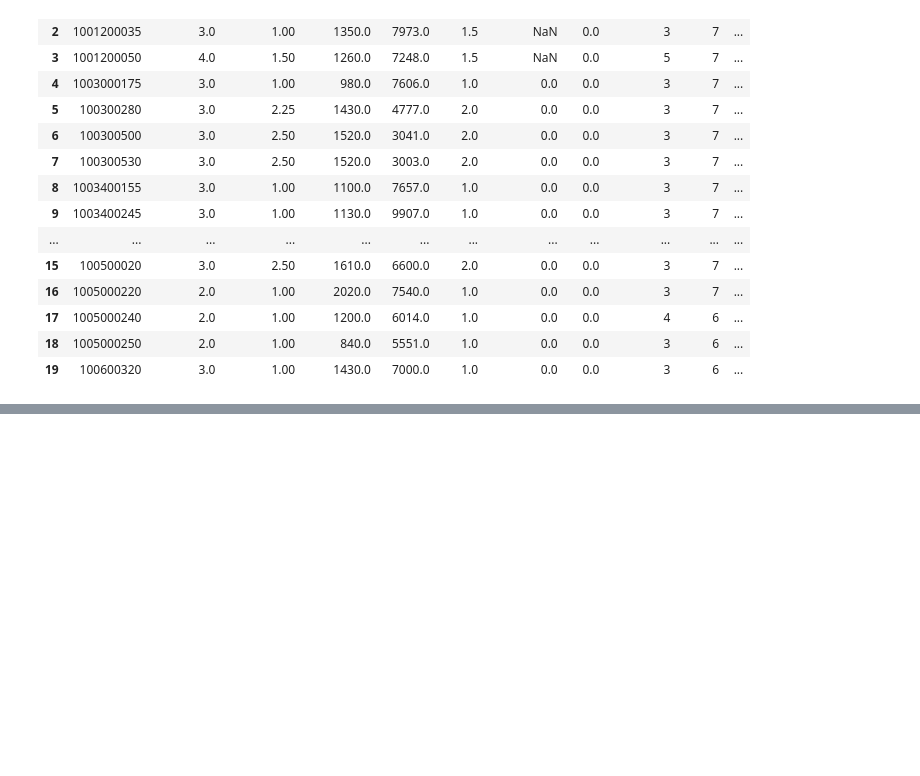
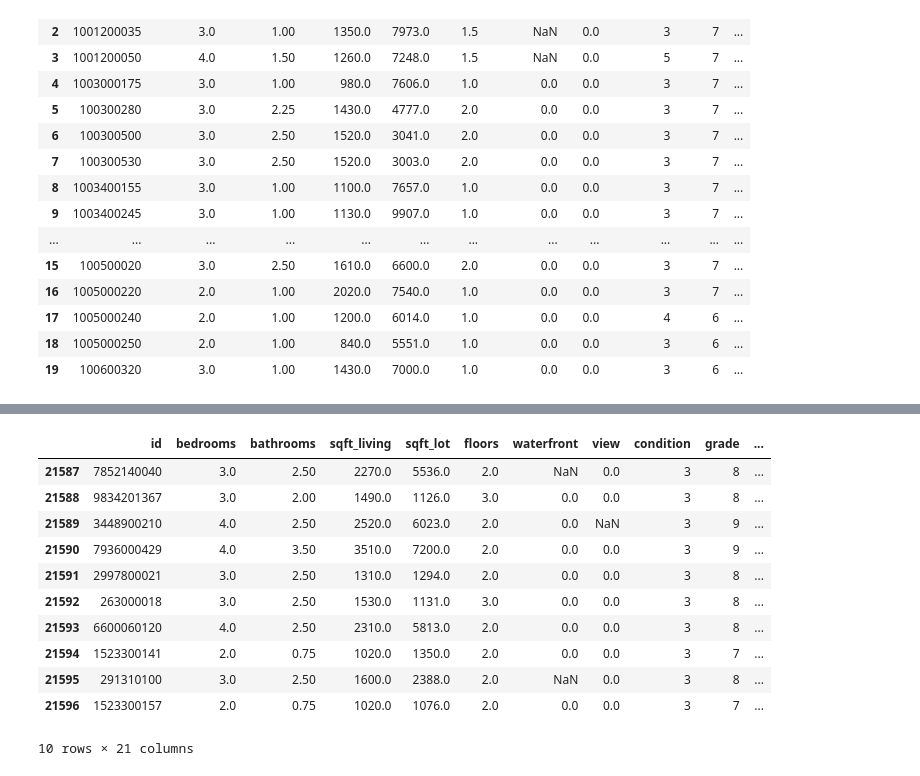
Before and after one commit to vaibhavredekar/ds-eda-project, a Jupyter notebook: eda_project_implementation.ipynb, the cells around one changed output, grey strips where cells are left out. Cells and saved outputs as stored; diff of their text form; code cells hidden in the pictures; blank space fills up the shorter version.

```diff
--- a/eda_project_implementation.ipynb
+++ b/eda_project_implementation.ipynb
@@ -198,0 +156,22 @@ msno.matrix(df_housing_prices_data, figsize=(10,5), fontsize=12, color=(1, 0.38,
+# %%
+# Read the housing price data
+def re_read_df_housing_price():
+    return  pd.read_csv('data\eda_house_price_details.csv', delimiter=',')
+
+df_housing_prices_data = re_read_df_housing_price()
+
+df_housing_prices_data.head(10)
+df_housing_prices_data.tail(10)
+# %% [output]
+|  | id | bedrooms | bathrooms | sqft_living | sqft_lot | floors | waterfront | view | condition | grade | ... |
+| 21587 | 7852140040 | 3.0 | 2.50 | 2270.0 | 5536.0 | 2.0 | NaN | 0.0 | 3 | 8 | ... |
+| 21588 | 9834201367 | 3.0 | 2.00 | 1490.0 | 1126.0 | 3.0 | 0.0 | 0.0 | 3 | 8 | ... |
+| 21589 | 3448900210 | 4.0 | 2.50 | 2520.0 | 6023.0 | 2.0 | 0.0 | NaN | 3 | 9 | ... |
+| 21590 | 7936000429 | 4.0 | 3.50 | 3510.0 | 7200.0 | 2.0 | 0.0 | 0.0 | 3 | 9 | ... |
+| 21591 | 2997800021 | 3.0 | 2.50 | 1310.0 | 1294.0 | 2.0 | 0.0 | 0.0 | 3 | 8 | ... |
+| 21592 | 263000018 | 3.0 | 2.50 | 1530.0 | 1131.0 | 3.0 | 0.0 | 0.0 | 3 | 8 | ... |
+| 21593 | 6600060120 | 4.0 | 2.50 | 2310.0 | 5813.0 | 2.0 | 0.0 | 0.0 | 3 | 8 | ... |
+| 21594 | 1523300141 | 2.0 | 0.75 | 1020.0 | 1350.0 | 2.0 | 0.0 | 0.0 | 3 | 7 | ... |
+| 21595 | 291310100 | 3.0 | 2.50 | 1600.0 | 2388.0 | 2.0 | NaN | 0.0 | 3 | 8 | ... |
+| 21596 | 1523300157 | 2.0 | 0.75 | 1020.0 | 1076.0 | 2.0 | 0.0 | 0.0 | 3 | 7 | ... |
+10 rows × 21 columns
```
Also changed, not shown: parts of 11 cells of this notebook.
